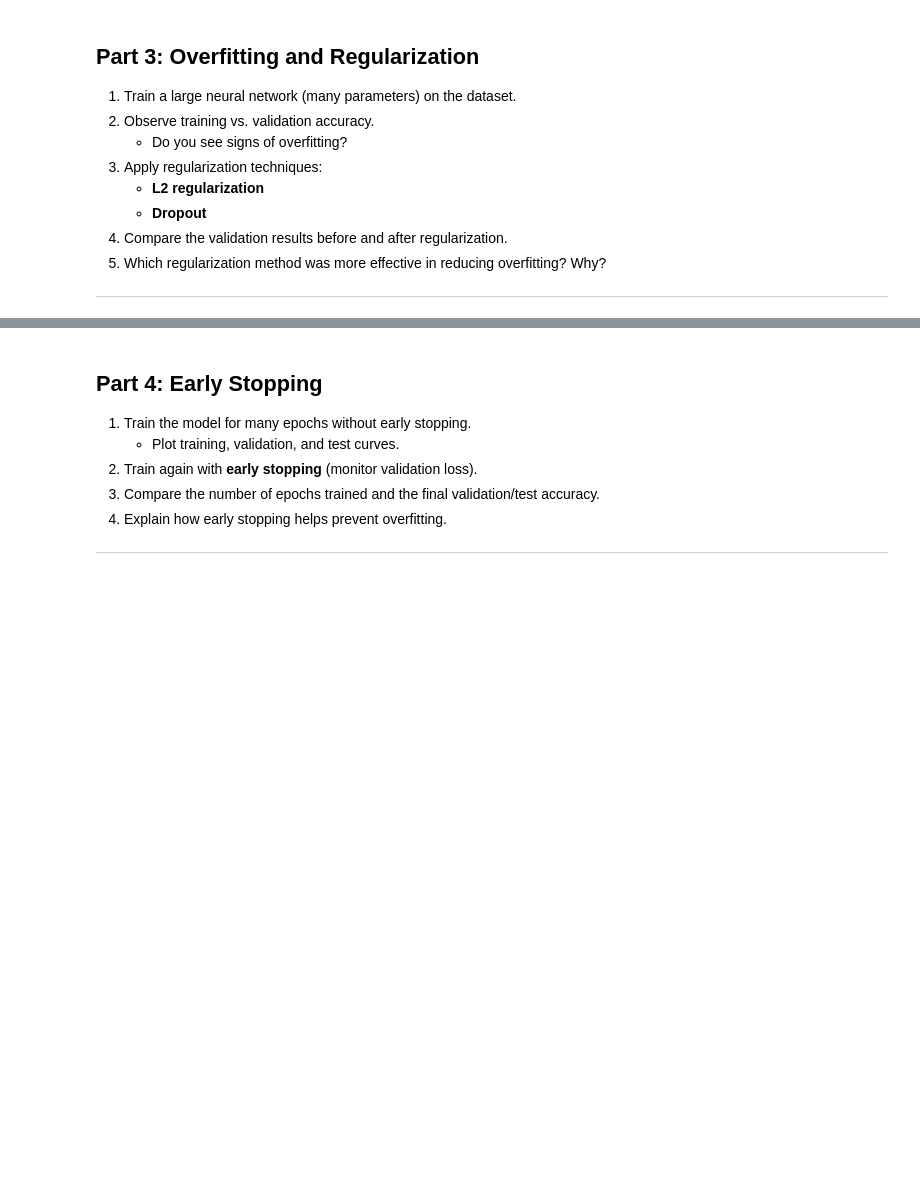
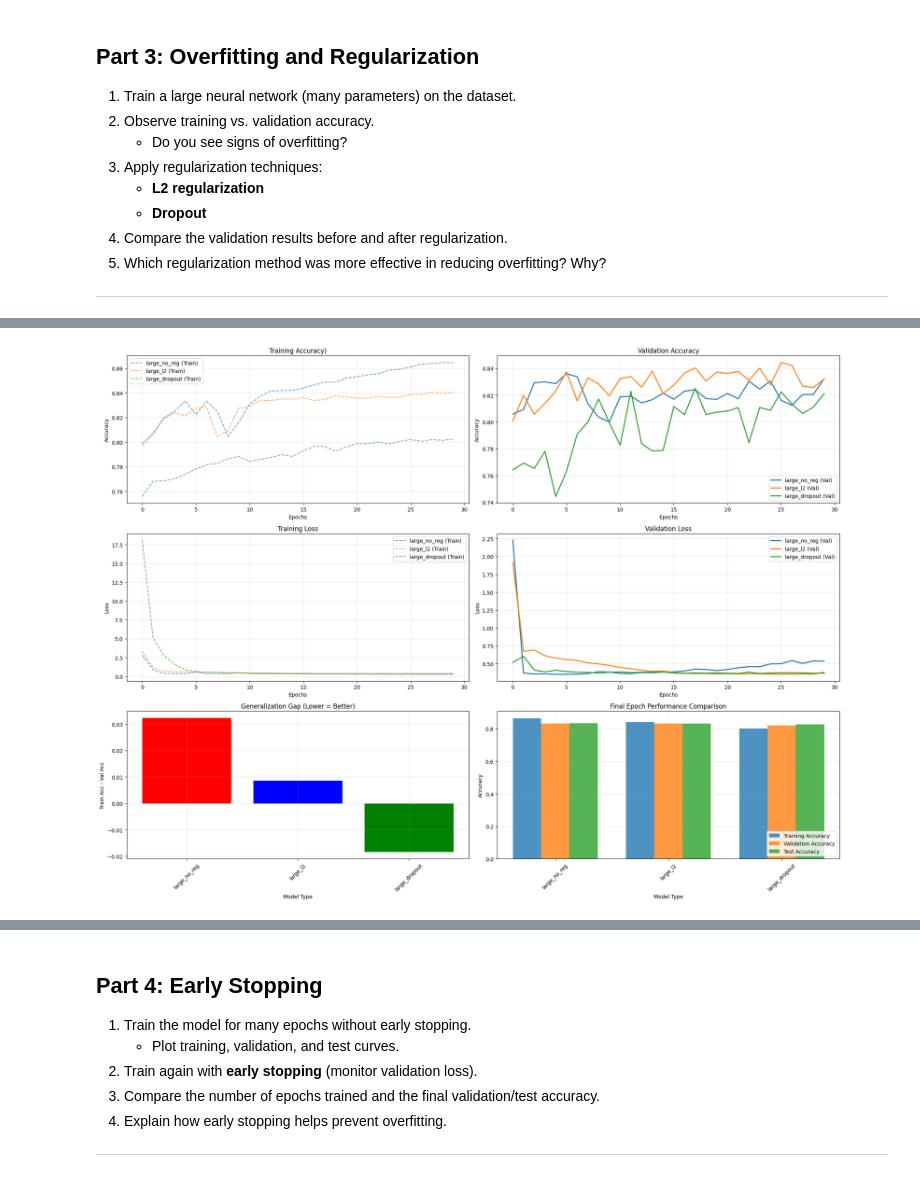
Before and after one commit to Mariam-ElMeligy/PyTheGo, a Jupyter notebook: Deep_Learning_Task/Deep_Learning_Task.ipynb, the cells around one changed output, grey strips where cells are left out. Drawn from its saved outputs; the diff is of its cells as text; code cells hidden in the pictures; blank space fills up the shorter version.

```diff
--- a/Deep_Learning_Task/Deep_Learning_Task.ipynb
+++ b/Deep_Learning_Task/Deep_Learning_Task.ipynb
@@ -478,0 +558,88 @@ Batch Size Time (s)   Val Acc    Test Acc   Generalization Gap
+# %%
+# Comprehensive comparison plots
+plt.figure(figsize=(20, 15))
+
+
+# 1. Training Accuracy
+plt.subplot(3, 2, 1)
+for model_name, history in histories.items():
+    plt.plot(history.history['accuracy'], '--', label=f'{model_name} (Train)', alpha=0.7)
+plt.title('Training Accuracy)')
+plt.xlabel('Epochs')
+plt.ylabel('Accuracy')
+plt.legend()
+plt.grid(True, alpha=0.3)
+
+
+# 2. Validation Accuracy
+plt.subplot(3, 2, 2)
+for model_name, history in histories.items():
+    plt.plot(history.history['val_accuracy'], '-', label=f'{model_name} (Val)', linewidth=2)
+plt.title('Validation Accuracy')
+plt.xlabel('Epochs')
+plt.ylabel('Accuracy')
+plt.legend()
+plt.grid(True, alpha=0.3)
+
+
+# 3. Training Loss
+plt.subplot(3, 2, 3)
+for model_name, history in histories.items():
+    plt.plot(history.history['loss'], '--', label=f'{model_name} (Train)', alpha=0.7)
+plt.title('Training Loss')
+plt.xlabel('Epochs')
+plt.ylabel('Loss')
+plt.legend()
+plt.grid(True, alpha=0.3)
+
+
+# 4. Validation Loss
+plt.subplot(3, 2, 4)
+for model_name, history in histories.items():
+    plt.plot(history.history['val_loss'], '-', label=f'{model_name} (Val)', linewidth=2)
+plt.title('Validation Loss')
+plt.xlabel('Epochs')
+plt.ylabel('Loss')
+plt.legend()
+plt.grid(True, alpha=0.3)
+
+
+# 5. Generalization Gap Comparison
+plt.subplot(3, 2, 5)
+generalization_gaps = []
+for model_name in models.keys():
+    train_acc = histories[model_name].history['accuracy'][-1]
+    val_acc = histories[model_name].history['val_accuracy'][-1]
+    generalization_gaps.append(train_acc - val_acc)
+
+plt.bar(models.keys(), generalization_gaps, color=['red', 'blue', 'green'])
+plt.title('Generalization Gap (Lower = Better)')
+plt.xlabel('Model Type')
+plt.ylabel('Train Acc - Val Acc')
+plt.xticks(rotation=45)
+plt.grid(True, alpha=0.3)
+
+
+# 6. Final Performance Comparison
+plt.subplot(3, 2, 6)
+final_val_acc = [histories[name].history['val_accuracy'][-1] for name in models.keys()]
+final_train_acc = [histories[name].history['accuracy'][-1] for name in models.keys()]
+test_acc = [test_accuracies[name] for name in models.keys()]
+
+x_pos = range(len(models))
+bar_width = 0.25
+plt.bar([p - bar_width for p in x_pos], final_train_acc, bar_width, label='Training Accuracy', alpha=0.8)
+plt.bar([p for p in x_pos], final_val_acc, bar_width, label='Validation Accuracy', alpha=0.8)
+plt.bar([p + bar_width for p in x_pos], test_acc, bar_width, label='Test Accuracy', alpha=0.8)
+plt.title('Final Epoch Performance Comparison')
+plt.xlabel('Model Type')
+plt.ylabel('Accuracy')
+plt.xticks(x_pos, models.keys(), rotation=45)
+plt.legend(loc='lower right')
+plt.grid(True, alpha=0.3)
+
+
+plt.tight_layout()
+plt.show()
+# %% [output]
+[figure, added]
```
Also changed, not shown: parts of 8 cells of this notebook.
